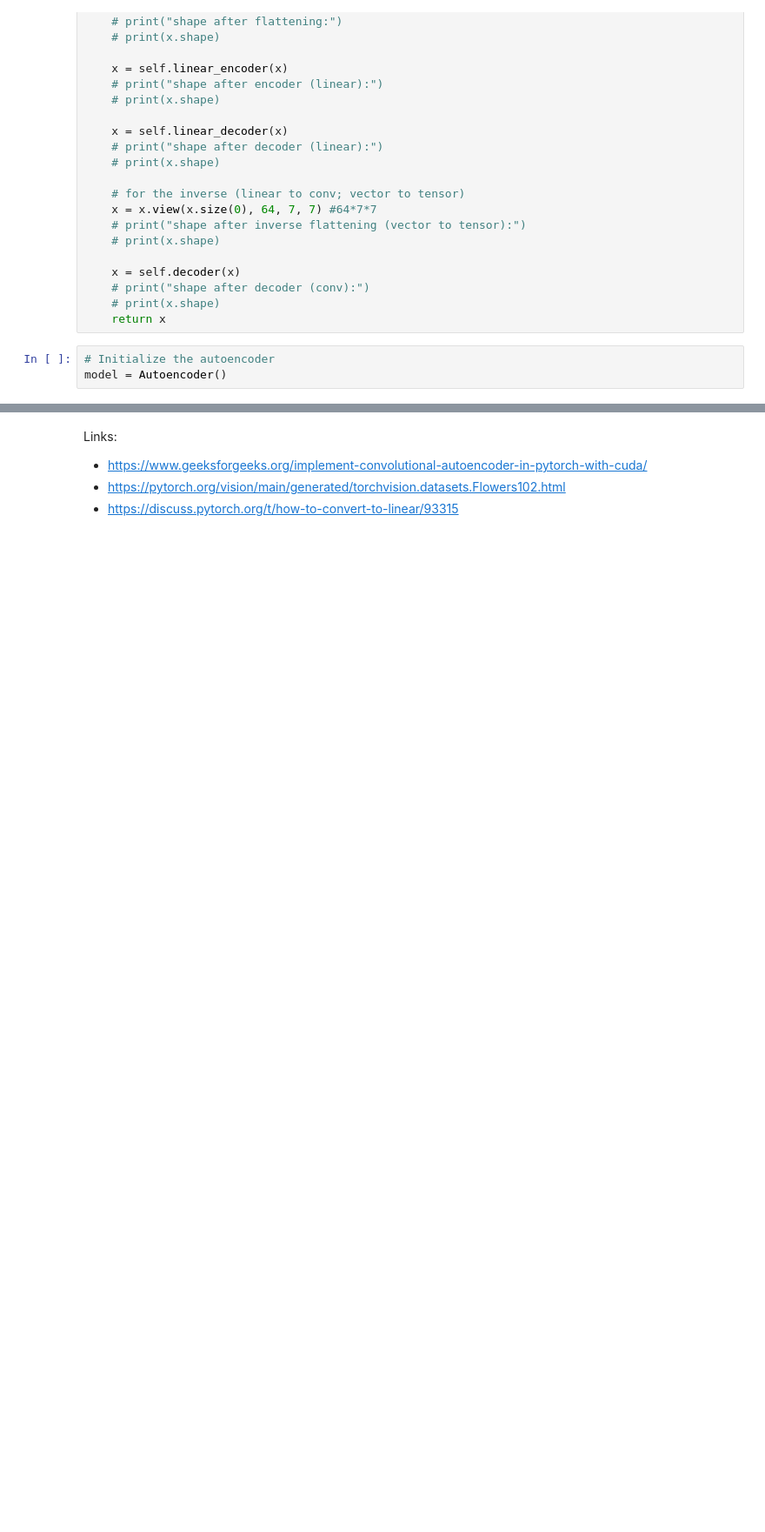
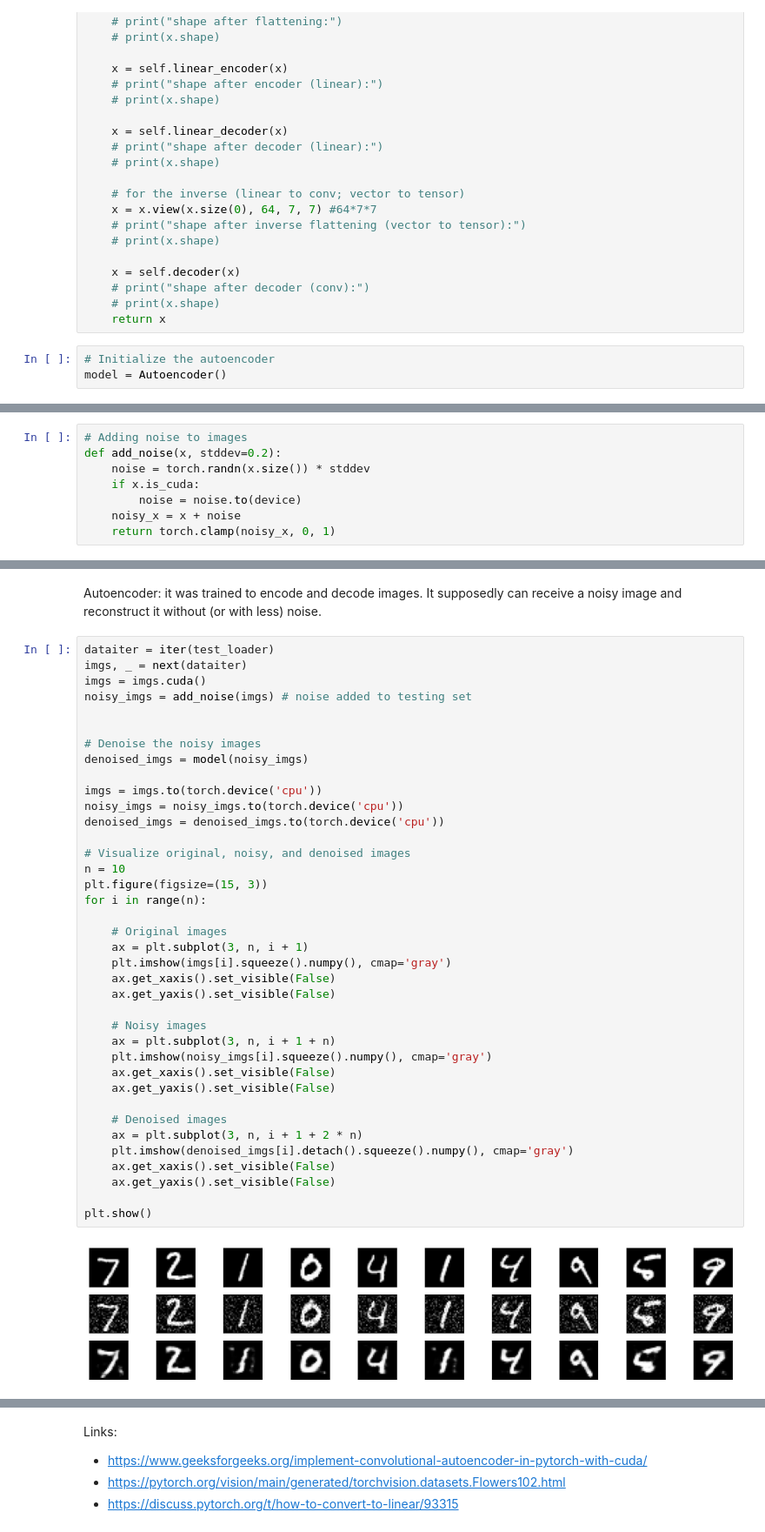
Before and after one commit to amanda-araujo/redes-neurais-aprendizado-profundo, a Jupyter notebook: Autoencoder.ipynb, the cells around one changed output, grey strips where cells are left out. Shown at 87% size. Saved outputs shown, nothing was run; the diff lists cells and outputs as text; blank space fills up the shorter version.

```diff
--- a/Autoencoder.ipynb
+++ b/Autoencoder.ipynb
@@ -438,0 +530,8 @@ plt.show()
+# %%
+# Adding noise to images
+def add_noise(x, stddev=0.2):
+    noise = torch.randn(x.size()) * stddev
+    if x.is_cuda:
+        noise = noise.to(device)
+    noisy_x = x + noise
+    return torch.clamp(noisy_x, 0, 1)
@@ -438,0 +563,42 @@ plt.show()
+# %% [markdown]
+Autoencoder: it was trained to encode and decode images. It supposedly can receive a noisy image and reconstruct it without (or with less) noise.
+# %%
+dataiter = iter(test_loader)
+imgs, _ = next(dataiter)
+imgs = imgs.cuda()
+noisy_imgs = add_noise(imgs) # noise added to testing set
+
+
+# Denoise the noisy images
+denoised_imgs = model(noisy_imgs)
+
+imgs = imgs.to(torch.device('cpu'))
+noisy_imgs = noisy_imgs.to(torch.device('cpu'))
+denoised_imgs = denoised_imgs.to(torch.device('cpu'))
+
+# Visualize original, noisy, and denoised images
+n = 10
+plt.figure(figsize=(15, 3))
+for i in range(n):
+
+    # Original images
+    ax = plt.subplot(3, n, i + 1)
+    plt.imshow(imgs[i].squeeze().numpy(), cmap='gray')
+    ax.get_xaxis().set_visible(False)
+    ax.get_yaxis().set_visible(False)
+
+    # Noisy images
+    ax = plt.subplot(3, n, i + 1 + n)
+    plt.imshow(noisy_imgs[i].squeeze().numpy(), cmap='gray')
+    ax.get_xaxis().set_visible(False)
+    ax.get_yaxis().set_visible(False)
+
+    # Denoised images
+    ax = plt.subplot(3, n, i + 1 + 2 * n)
+    plt.imshow(denoised_imgs[i].detach().squeeze().numpy(), cmap='gray')
+    ax.get_xaxis().set_visible(False)
+    ax.get_yaxis().set_visible(False)
+
+plt.show()
+# %% [output]
+[figure, added]
```
Also changed, not shown: parts of 21 cells of this notebook.
